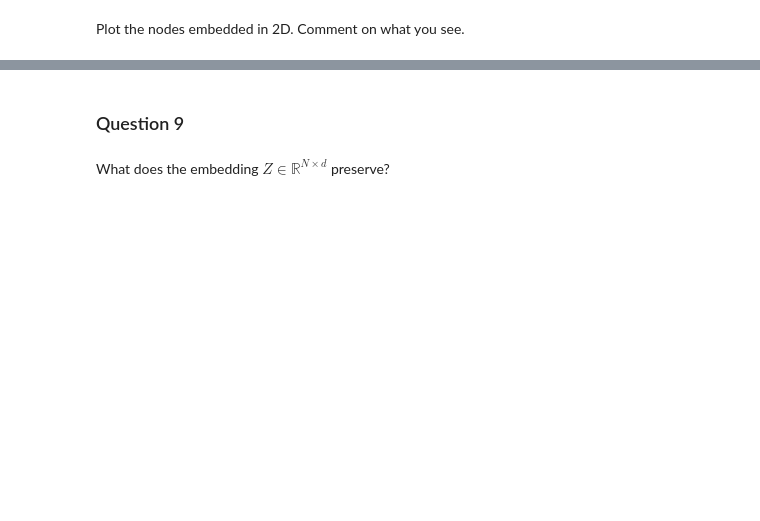
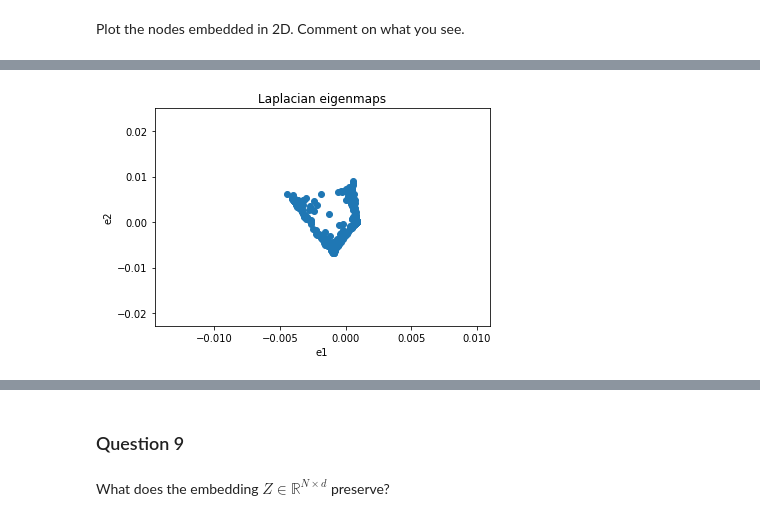
Before and after one commit to Team36-ntds2018/Project_free_music_archives_2018, a Jupyter notebook: Milestone_3/3_spectral_graph_theory.ipynb, the cells around one changed output, grey strips where cells are left out. Cells and saved outputs as stored; diff of their text form; code cells hidden in the pictures; blank space fills up the shorter version.

```diff
--- a/Milestone_3/3_spectral_graph_theory.ipynb
+++ b/Milestone_3/3_spectral_graph_theory.ipynb
@@ -191,0 +272,3 @@ A partial eigendecomposition scales as $\Omega(k |\mathcal{E}|$), while a comple
+# %%
+F = np.matmul(np.linalg.inv(np.sqrt(D.toarray())), eigenvectors_comb)
+F
@@ -197,0 +301,10 @@ Plot the nodes embedded in 2D. Comment on what you see.
+# %%
+# Your code here.
+
+plt.scatter(F[1,:], F[2,:])
+plt.xlabel('e1')
+plt.ylabel('e2')
+plt.title('Laplacian eigenmaps')
+plt.show()
+# %% [output]
+[figure, added]
```
Also changed, not shown: parts of 37 cells of this notebook, 2 other files.
